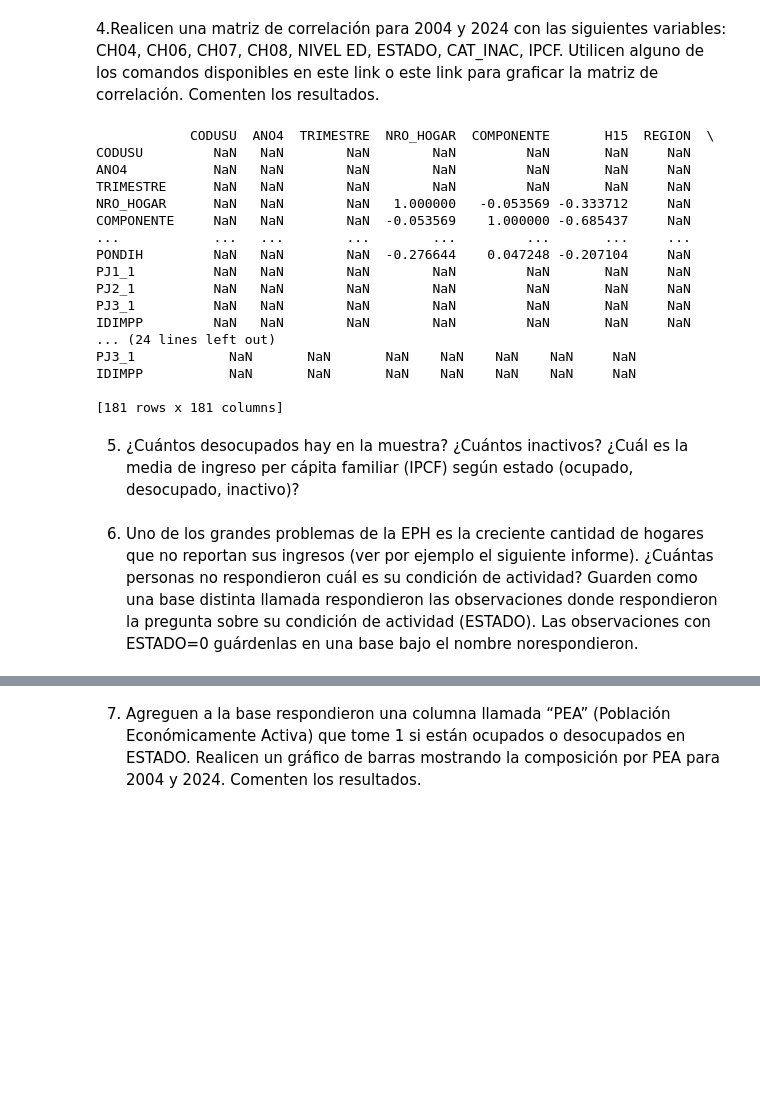
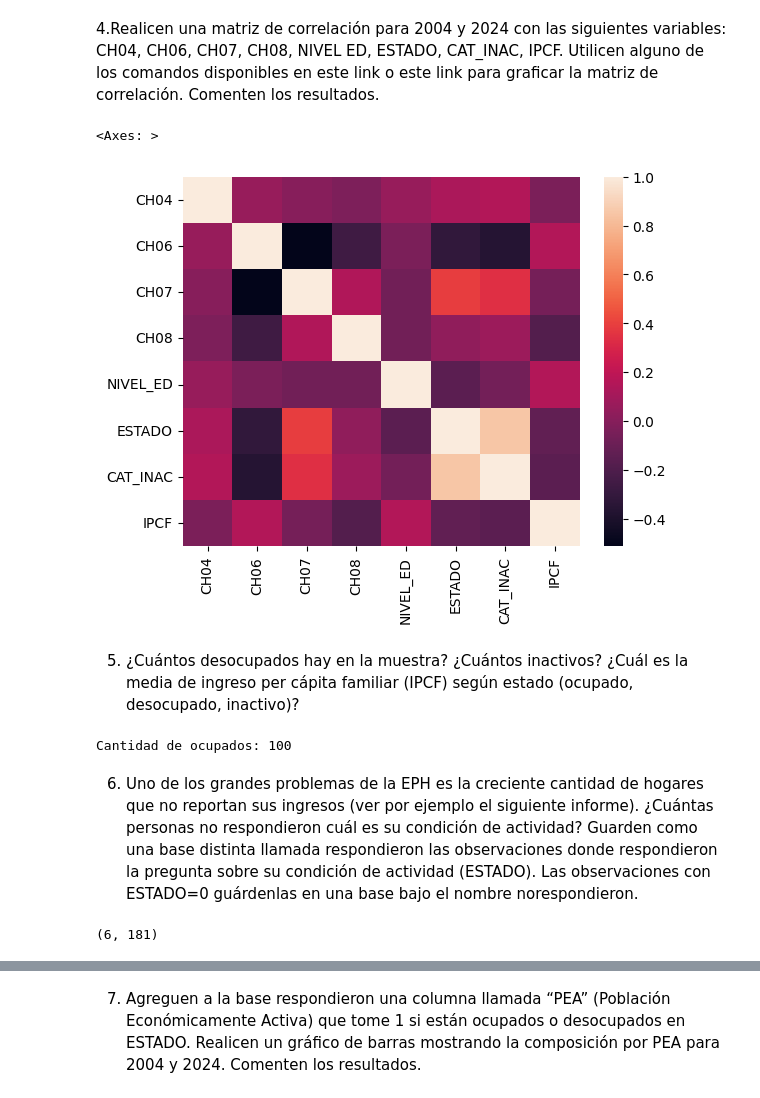
Before and after one commit to RoccoGabrielPimenta/BigDataUBA-Grupo22, a Jupyter notebook: TP 2/Big_Data_TP2_Grupo22.ipynb, the cells around one changed output, grey strips where cells are left out. Saved outputs shown, nothing was run; the diff lists cells and outputs as text; code cells hidden in the pictures; blank space fills up the shorter version.

```diff
--- a/TP 2/Big_Data_TP2_Grupo22.ipynb
+++ b/TP 2/Big_Data_TP2_Grupo22.ipynb
@@ -474,23 +473,12 @@ df_filtrado = df_filtrado[(df_filtrado >= 0).all(axis=1)]
-# %%
-print(correlation_matrix)
-# %% [output]
-            CODUSU  ANO4  TRIMESTRE  NRO_HOGAR  COMPONENTE       H15  REGION  \
-CODUSU         NaN   NaN        NaN        NaN         NaN       NaN     NaN
-ANO4           NaN   NaN        NaN        NaN         NaN       NaN     NaN
-TRIMESTRE      NaN   NaN        NaN        NaN         NaN       NaN     NaN
-NRO_HOGAR      NaN   NaN        NaN   1.000000   -0.053569 -0.333712     NaN
-COMPONENTE     NaN   NaN        NaN  -0.053569    1.000000 -0.685437     NaN
-...            ...   ...        ...        ...         ...       ...     ...
-PONDIH         NaN   NaN        NaN  -0.276644    0.047248 -0.207104     NaN
-PJ1_1          NaN   NaN        NaN        NaN         NaN       NaN     NaN
-PJ2_1          NaN   NaN        NaN        NaN         NaN       NaN     NaN
-PJ3_1          NaN   NaN        NaN        NaN         NaN       NaN     NaN
-IDIMPP         NaN   NaN        NaN        NaN         NaN       NaN     NaN
-... (24 lines left out)
-PJ3_1            NaN       NaN       NaN    NaN    NaN    NaN     NaN
-IDIMPP           NaN       NaN       NaN    NaN    NaN    NaN     NaN
-
-[181 rows x 181 columns]
+# %%
+columnas = ['CH04', 'CH06', 'CH07', 'CH08',"NIVEL_ED","ESTADO","CAT_INAC","IPCF"]
+# %%
+df_subset = ultimo_df[columnas]
+# %%
+sns.heatmap(df_subset.corr())
+# %% [output]
+<Axes: >
+[figure, added]
 # %% [markdown]
 5. ¿Cuántos desocupados hay en la muestra? ¿Cuántos inactivos? ¿Cuál
 es la media de ingreso per cápita familiar (IPCF) según estado
@@ -498,3 +488,8 @@ es la media de ingreso per cápita familiar (IPCF) según estado
+# %%
+cantidad_desocupados = desocupados.shape[0]
+print("Cantidad de ocupados:", cantidad_desocupados)
+# %% [output]
+Cantidad de ocupados: 100
 # %% [markdown]
 6. Uno de los grandes problemas de la EPH es la creciente cantidad de
 hogares que no reportan sus ingresos (ver por ejemplo el siguiente
@@ -503,3 +498,8 @@ actividad? Guarden como una base distinta llamada respondieron
 las observaciones donde respondieron la pregunta sobre su condición
 de actividad (ESTADO). Las observaciones con ESTADO=0 guárdenlas en
 una base bajo el nombre norespondieron.
+# %%
+df_no_respondieron_actividad = ultimo_df[ultimo_df['ESTADO'] == 0]
+df_no_respondieron_actividad.shape
+# %% [output]
+(6, 181)
```
Also changed, not shown: parts of 6 cells of this notebook.
